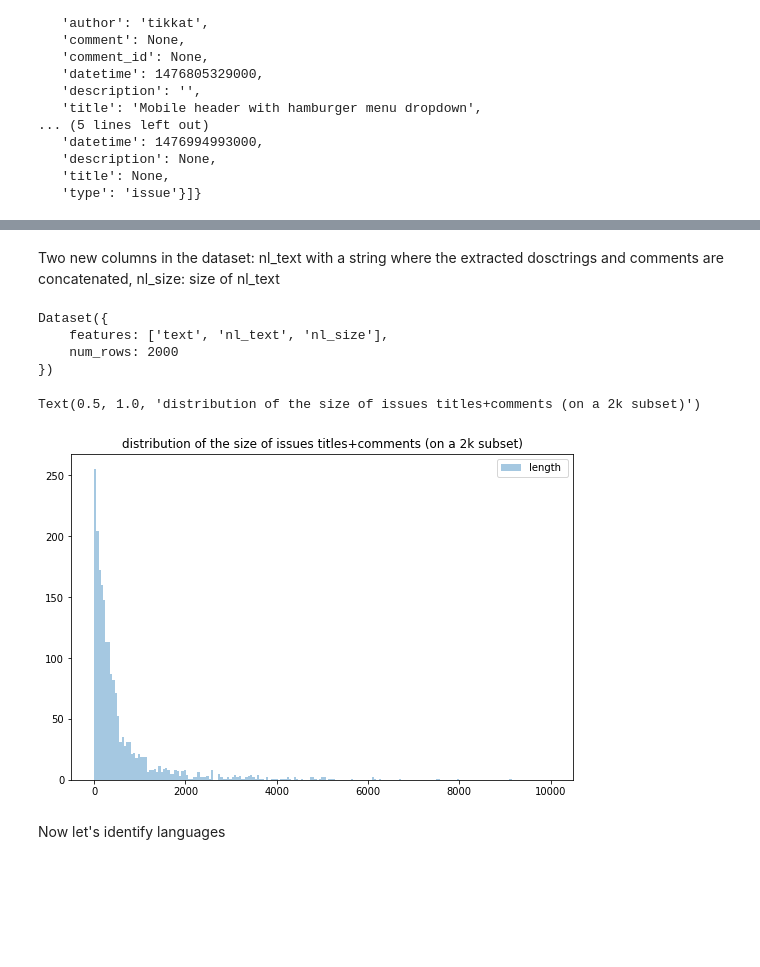
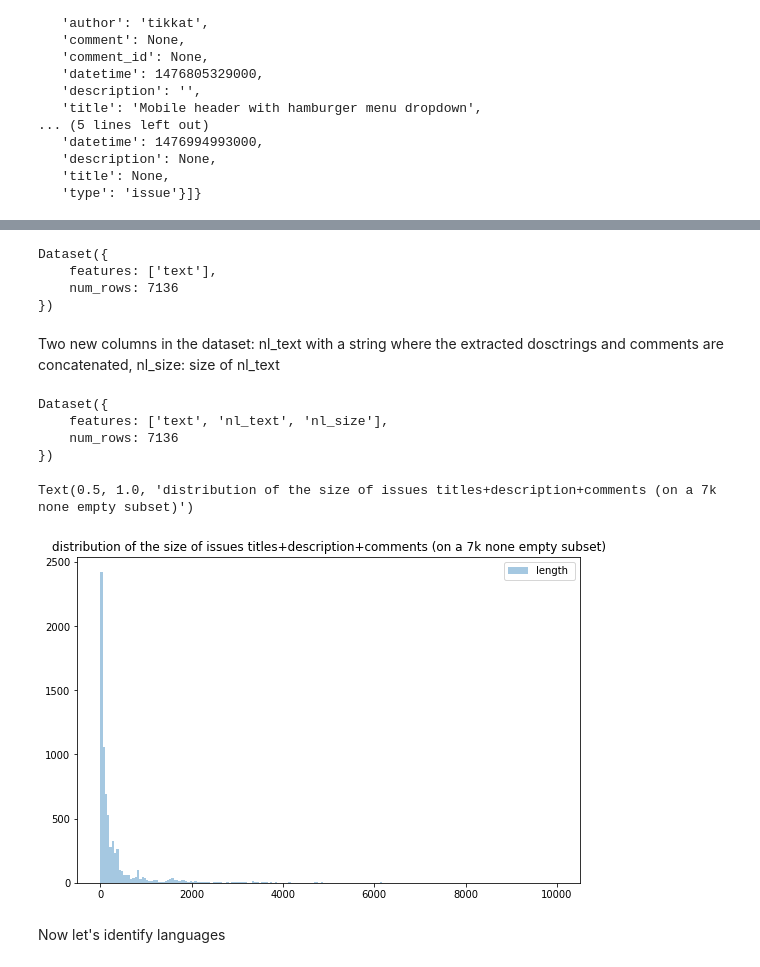
Before and after one commit to bigcode-project/bigcode-analysis, a Jupyter notebook: data_analysis/python_data_analysis/issue_language_identification/analysis.ipynb, the cells around one changed output, grey strips where cells are left out. Drawn from its saved outputs; the diff is of its cells as text; code cells hidden in the pictures; blank space fills up the shorter version.

Commit message:
fix: sample size and figure

```diff
--- a/data_analysis/python_data_analysis/issue_language_identification/analysis.ipynb
+++ b/data_analysis/python_data_analysis/issue_language_identification/analysis.ipynb
@@ -37,8 +44,11 @@ ds = ds.remove_columns(['repo', 'org', 'issue_id', 'issue_number', 'pull_request
 # %%
 #for description and title extract inside events, create a new column called text and concatenate title and description if they are both not None
-ds = ds.map(lambda x: {'text': [e['title'] + e['description'] for e in x['events'] if e['title'] is not None and e['description'] is not None]})
-#now convert the list of strings to a single string and remove the list
-ds = ds.map(lambda x: {'text': ' '.join(x['text'])})
+#ds = ds.map(lambda x: {'text': [e['title'] + e['description'] + e['comment'] for e in x['events'] if e['title'] is not None and e['description'] is not None]})
+ds = ds.map(lambda x: {'text': str(x['title']) + str(x['description']) + str(x['comment']) for x in x['events']})
+#remove the word None from the text column
+ds = ds.map(lambda x: {'text': x['text'].replace('None', '')})
+#remove empty rows from the dataset
+ds = ds.filter(lambda x: len(x['text']) > 0)
 # %% [output]
 WARNING:datasets.arrow_dataset:Loading cached processed dataset at /root/.cache/huggingface/datasets/bigcode___json/bigcode--subset-github-issues-64ef5cdc6c7e0107/0.0.0/a3e658c4731e59120d44081ac10bf85 ...
 WARNING:datasets.arrow_dataset:Loading cached processed dataset at /root/.cache/huggingface/datasets/bigcode___json/bigcode--subset-github-issues-64ef5cdc6c7e0107/0.0.0/a3e658c4731e59120d44081ac10bf85 ...
@@ -51,7 +74,14 @@ ds[0]['text']
 # %%
 from language_identifier import extract_nl_text, FunctionDatasetModifyingDocuments
+# %%
+ds
+# %% [output]
+Dataset({
+    features: ['text'],
+    num_rows: 7136
+})
 # %%
-dataset = ds.select([i for i in range(2000)])
+dataset = ds
 # extraction of NL
 dataset = dataset.map(extract_nl_text)
 # %% [markdown]
@@ -61,20 +91,20 @@ dataset
 # %% [output]
 Dataset({
     features: ['text', 'nl_text', 'nl_size'],
-    num_rows: 2000
+    num_rows: 7136
 })
 # %%
 from matplotlib import pyplot as plt
 import numpy as np
 
 plt.figure(figsize=(9,6))
 plt.hist(dataset['nl_size'], bins=np.linspace(0, 10_000, 200), alpha=0.4, label="length ")
 plt.legend(prop ={'size': 10})
 #truncated distribution
-plt.title("distribution of the size of issues titles+comments (on a 2k subset)")
+plt.title("distribution of the size of issues titles+description+comments (on a 7k none empty subset)")
 # %% [output]
-Text(0.5, 1.0, 'distribution of the size of issues titles+comments (on a 2k subset)')
+Text(0.5, 1.0, 'distribution of the size of issues titles+description+comments (on a 7k none empty subset)')
-[figure, old version]
+[figure, new version]
 # %% [markdown]
 Now let's identify languages
 # %%
```
Also changed, not shown: parts of 21 cells of this notebook, 1 other file.
